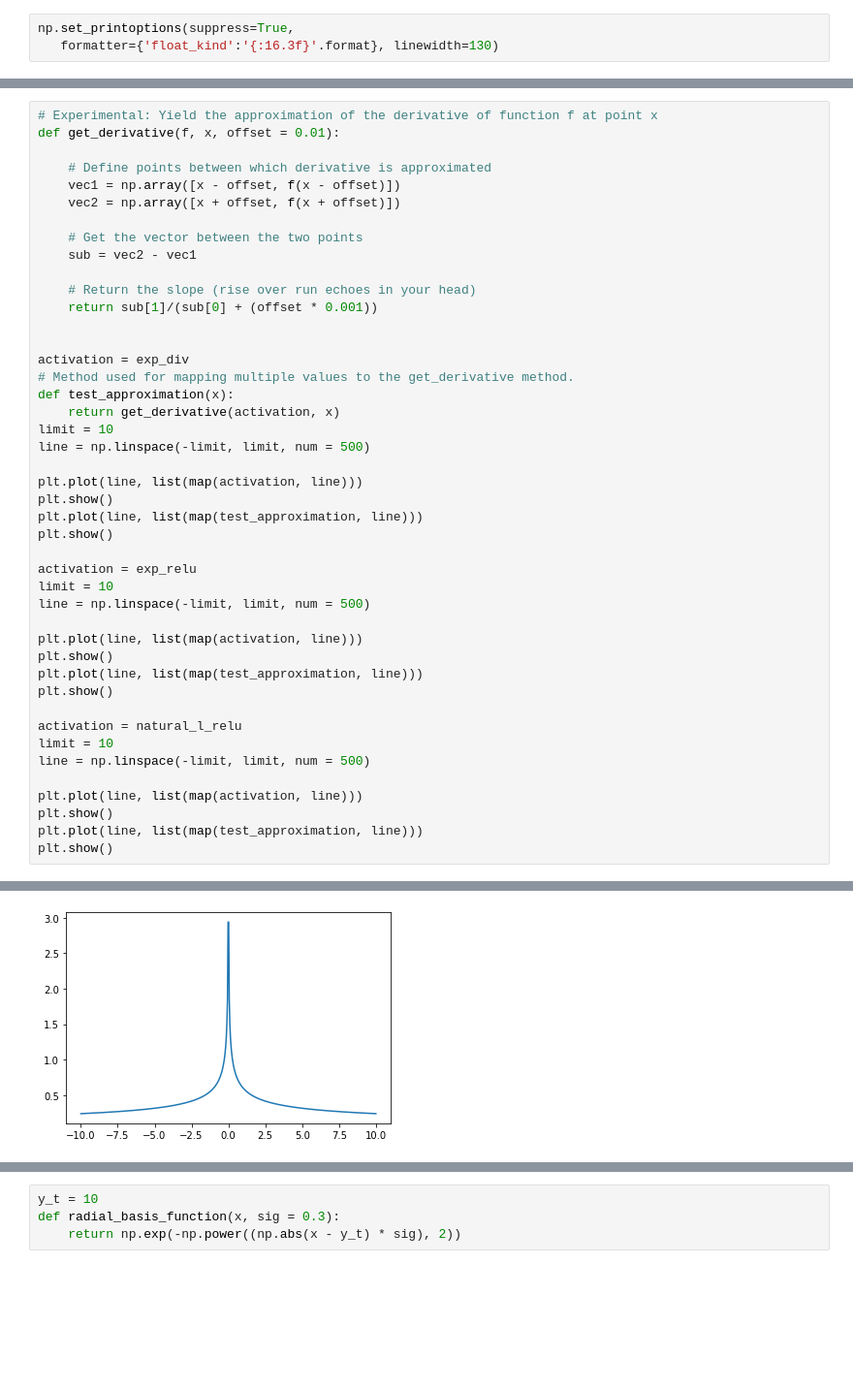
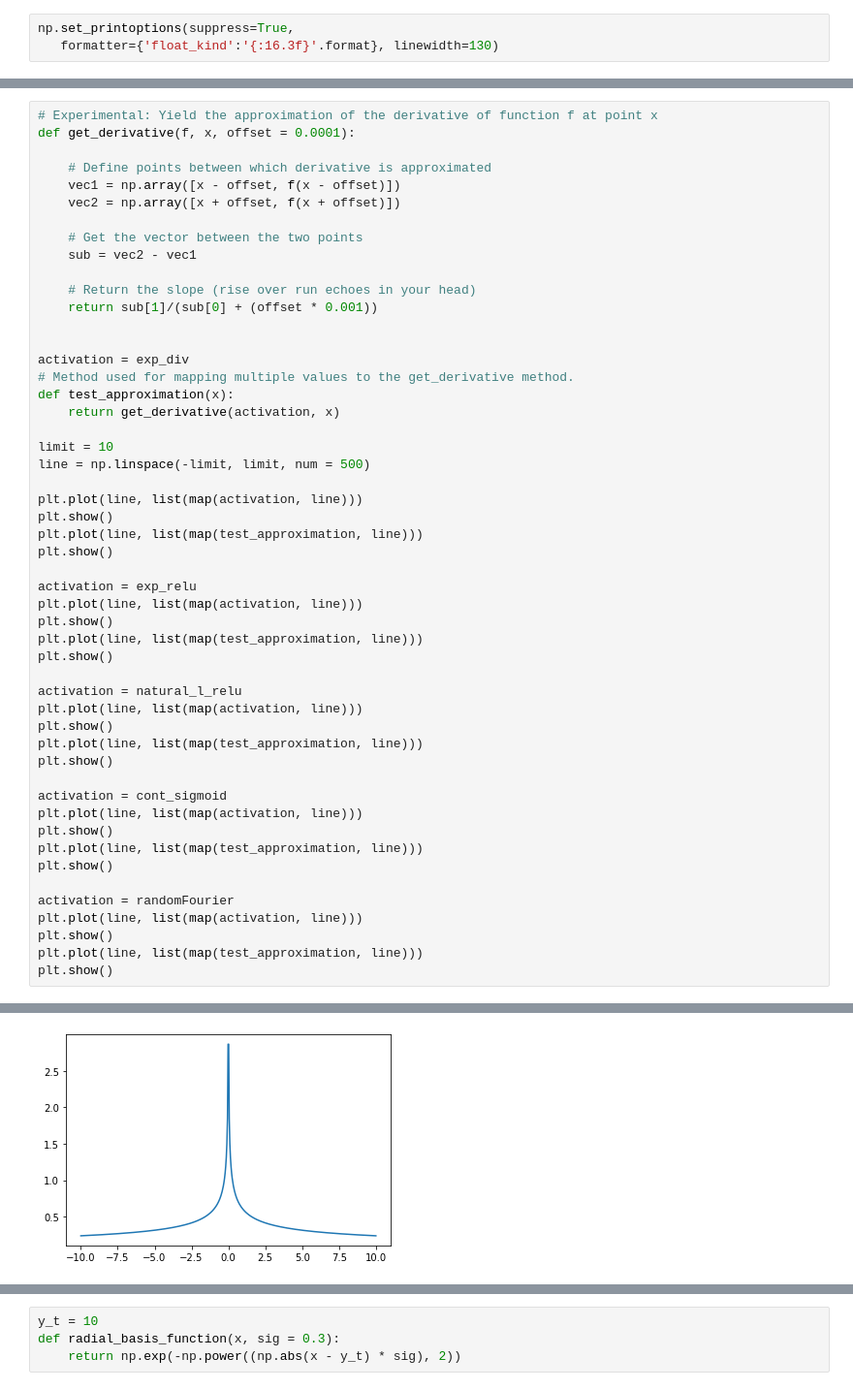
Before and after one commit to JoelSjoberg/Neural-NetworkInModules, a Jupyter notebook: Cluster loss.ipynb, the cells around one changed output, grey strips where cells are left out. Shown at 97% size. Saved outputs shown, nothing was run; the diff lists cells and outputs as text; blank space fills up the shorter version.

```diff
--- a/Cluster loss.ipynb
+++ b/Cluster loss.ipynb
@@ -48,6 +77,6 @@ def exp_div(x):
 # %%
 # Experimental: Yield the approximation of the derivative of function f at point x
-def get_derivative(f, x, offset = 0.01):
+def get_derivative(f, x, offset = 0.0001):
 
     # Define points between which derivative is approximated
     vec1 = np.array([x - offset, f(x - offset)])
@@ -60,39 +89,46 @@ def get_derivative(f, x, offset = 0.01):
     return sub[1]/(sub[0] + (offset * 0.001))
 
 
 activation = exp_div
 # Method used for mapping multiple values to the get_derivative method.
 def test_approximation(x):
     return get_derivative(activation, x)
+
 limit = 10
 line = np.linspace(-limit, limit, num = 500)
 
 plt.plot(line, list(map(activation, line)))
 plt.show()
 plt.plot(line, list(map(test_approximation, line)))
 plt.show()
 
 activation = exp_relu
-limit = 10
-line = np.linspace(-limit, limit, num = 500)
-
 plt.plot(line, list(map(activation, line)))
 plt.show()
 plt.plot(line, list(map(test_approximation, line)))
 plt.show()
 
 activation = natural_l_relu
-limit = 10
-line = np.linspace(-limit, limit, num = 500)
-
 plt.plot(line, list(map(activation, line)))
 plt.show()
 plt.plot(line, list(map(test_approximation, line)))
 plt.show()
+
+activation = cont_sigmoid
+plt.plot(line, list(map(activation, line)))
+plt.show()
+plt.plot(line, list(map(test_approximation, line)))
+plt.show()
+
+activation = randomFourier
+plt.plot(line, list(map(activation, line)))
+plt.show()
+plt.plot(line, list(map(test_approximation, line)))
+plt.show()
 # %% [output]
 [figure]
 [figure]
 [figure]
-[figure, old version]
+[figure, new version]
 [figure]
 [figure]
```
Also changed, not shown: parts of 50 cells of this notebook.
